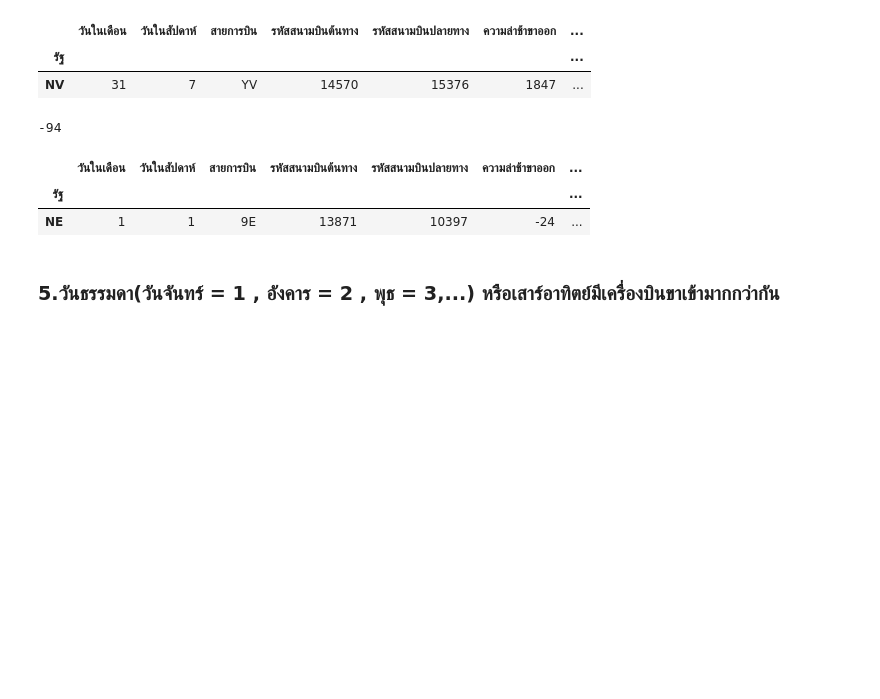
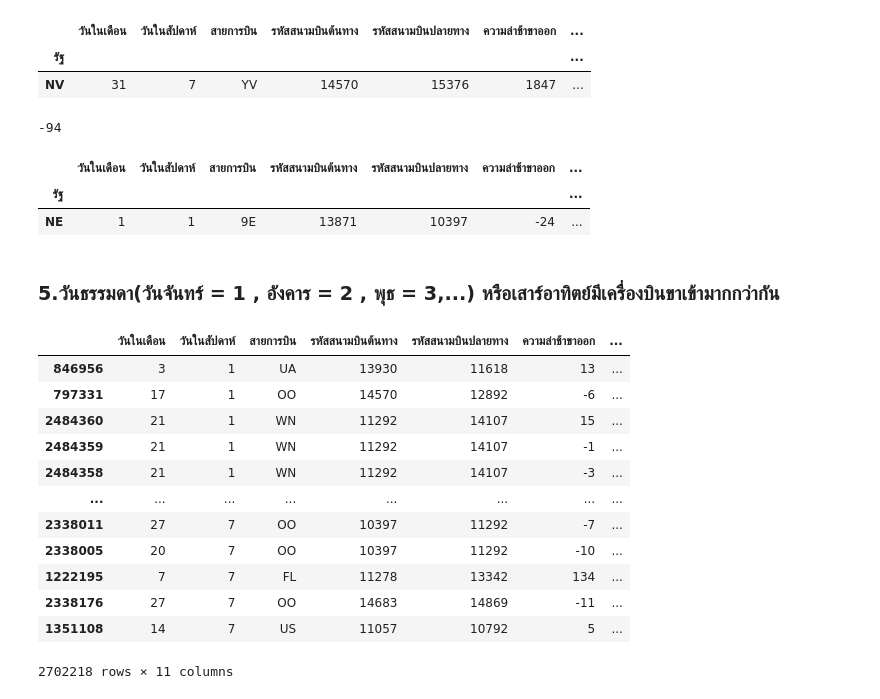
Before and after one commit to Athitiya00/DWDM21, a Jupyter notebook: MiniExam.ipynb, the cells around one changed output. Drawn from its saved outputs; the diff is of its cells as text; code cells hidden in the pictures; blank space fills up the shorter version.

```diff
--- a/MiniExam.ipynb
+++ b/MiniExam.ipynb
@@ -111,3 +111,20 @@ min.iloc[:1,:]
 | NE | 1 | 1 | 9E | 13871 | 10397 | -24 | ... |
 # %% [markdown]
 ### 5.วันธรรมดา(วันจันทร์ = 1 , อังคาร = 2 , พุธ = 3,...) หรือเสาร์อาทิตย์มีเครื่องบินขาเข้ามากกว่ากัน
+# %%
+Day = merged_table.sort_values(by=['วันในสัปดาห์'])
+Day
+# %% [output]
+|  | วันในเดือน | วันในสัปดาห์ | สายการบิน | รหัสสนามบินต้นทาง | รหัสสนามบินปลายทาง | ความล่าช้าขาออก | ... |
+| 846956 | 3 | 1 | UA | 13930 | 11618 | 13 | ... |
+| 797331 | 17 | 1 | OO | 14570 | 12892 | -6 | ... |
+| 2484360 | 21 | 1 | WN | 11292 | 14107 | 15 | ... |
+| 2484359 | 21 | 1 | WN | 11292 | 14107 | -1 | ... |
+| 2484358 | 21 | 1 | WN | 11292 | 14107 | -3 | ... |
+| ... | ... | ... | ... | ... | ... | ... | ... |
+| 2338011 | 27 | 7 | OO | 10397 | 11292 | -7 | ... |
+| 2338005 | 20 | 7 | OO | 10397 | 11292 | -10 | ... |
+| 1222195 | 7 | 7 | FL | 11278 | 13342 | 134 | ... |
+| 2338176 | 27 | 7 | OO | 14683 | 14869 | -11 | ... |
+| 1351108 | 14 | 7 | US | 11057 | 10792 | 5 | ... |
+2702218 rows × 11 columns
```
Also changed, not shown: parts of 5 cells of this notebook.
